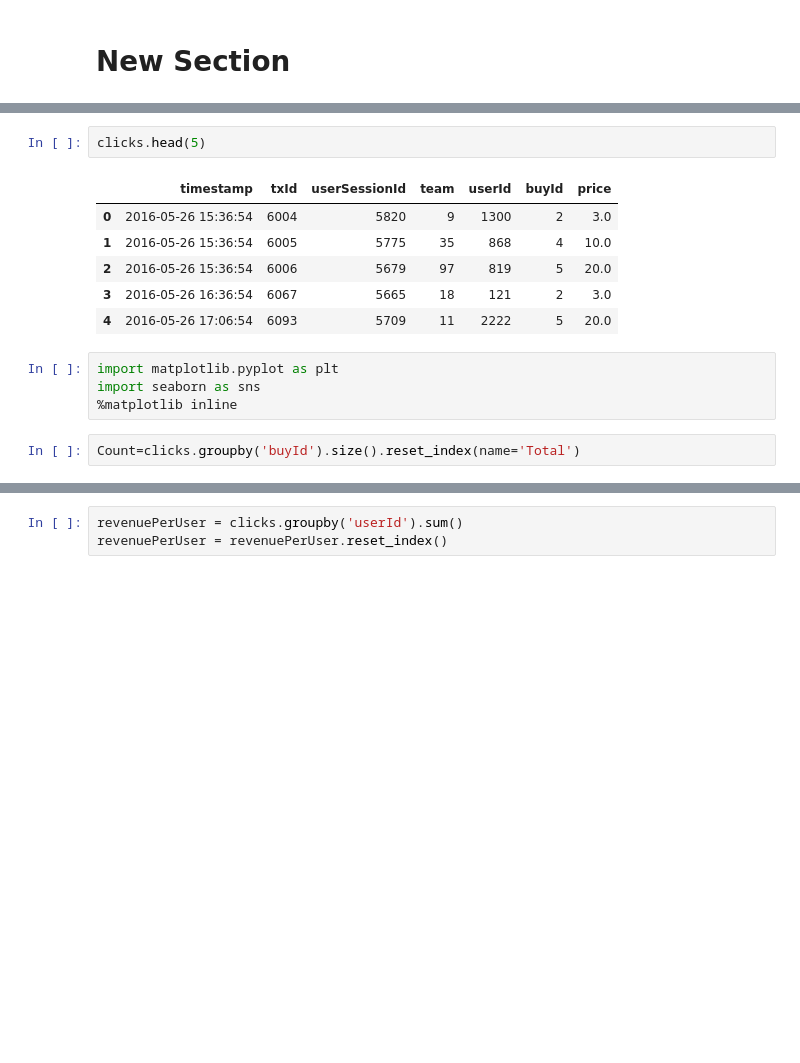
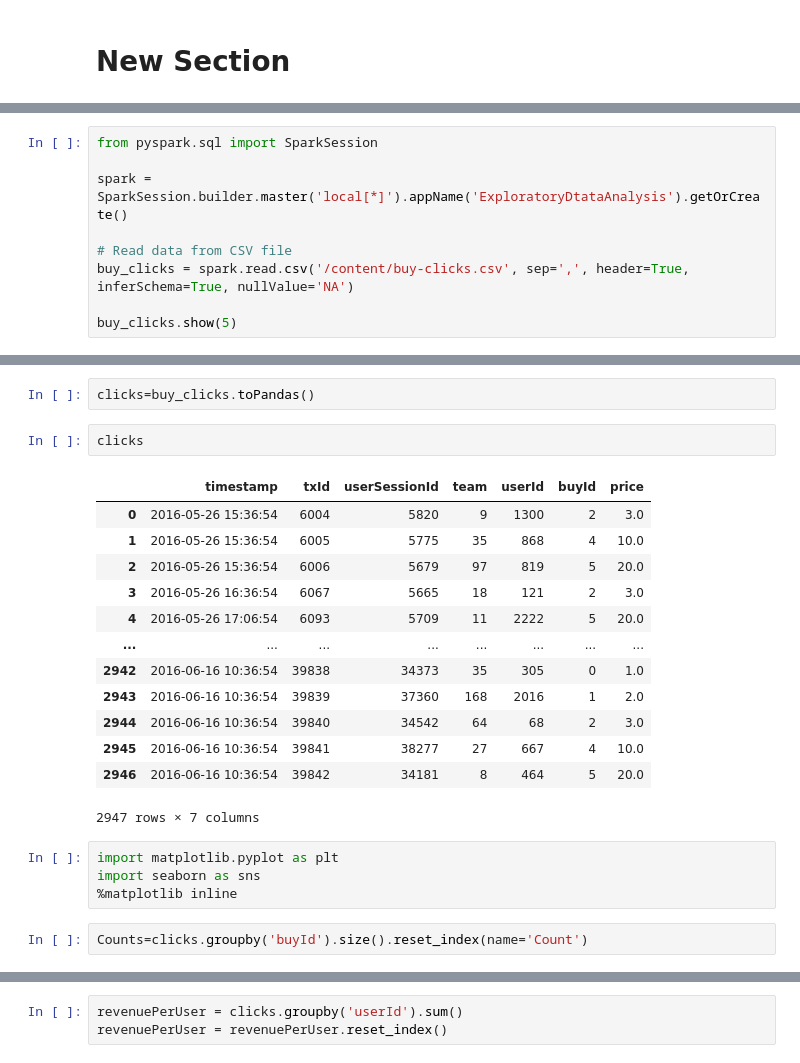
Before and after one commit to Claudbest1/Big-data-Management, a Jupyter notebook: EDA.ipynb, the cells around one changed output, grey strips where cells are left out. Cells and saved outputs as stored; diff of their text form; blank space fills up the shorter version.

```diff
--- a/EDA.ipynb
+++ b/EDA.ipynb
@@ -11,0 +59,9 @@ clicks=pd.read_csv("/content/buy-clicks.csv")
+# %%
+from pyspark.sql import SparkSession
+
+spark = SparkSession.builder.master('local[*]').appName('ExploratoryDtataAnalysis').getOrCreate()
+
+# Read data from CSV file
+buy_clicks = spark.read.csv('/content/buy-clicks.csv', sep=',', header=True, inferSchema=True, nullValue='NA')
+
+buy_clicks.show(5)
@@ -12,16 +82,25 @@ clicks=pd.read_csv("/content/buy-clicks.csv")
+# %%
+clicks=buy_clicks.toPandas()
 # %%
-clicks.head(5)
+clicks
 # %% [output]
 |  | timestamp | txId | userSessionId | team | userId | buyId | price |
 | 0 | 2016-05-26 15:36:54 | 6004 | 5820 | 9 | 1300 | 2 | 3.0 |
 | 1 | 2016-05-26 15:36:54 | 6005 | 5775 | 35 | 868 | 4 | 10.0 |
 | 2 | 2016-05-26 15:36:54 | 6006 | 5679 | 97 | 819 | 5 | 20.0 |
 | 3 | 2016-05-26 16:36:54 | 6067 | 5665 | 18 | 121 | 2 | 3.0 |
 | 4 | 2016-05-26 17:06:54 | 6093 | 5709 | 11 | 2222 | 5 | 20.0 |
+| ... | ... | ... | ... | ... | ... | ... | ... |
+| 2942 | 2016-06-16 10:36:54 | 39838 | 34373 | 35 | 305 | 0 | 1.0 |
+| 2943 | 2016-06-16 10:36:54 | 39839 | 37360 | 168 | 2016 | 1 | 2.0 |
+| 2944 | 2016-06-16 10:36:54 | 39840 | 34542 | 64 | 68 | 2 | 3.0 |
+| 2945 | 2016-06-16 10:36:54 | 39841 | 38277 | 27 | 667 | 4 | 10.0 |
+| 2946 | 2016-06-16 10:36:54 | 39842 | 34181 | 8 | 464 | 5 | 20.0 |
+2947 rows × 7 columns
 # %%
 import matplotlib.pyplot as plt
 import seaborn as sns
 %matplotlib inline
 # %%
-Count=clicks.groupby('buyId').size().reset_index(name='Total')
+Counts=clicks.groupby('buyId').size().reset_index(name='Count')
 # %%
```
Also changed, not shown: parts of 36 cells of this notebook.
